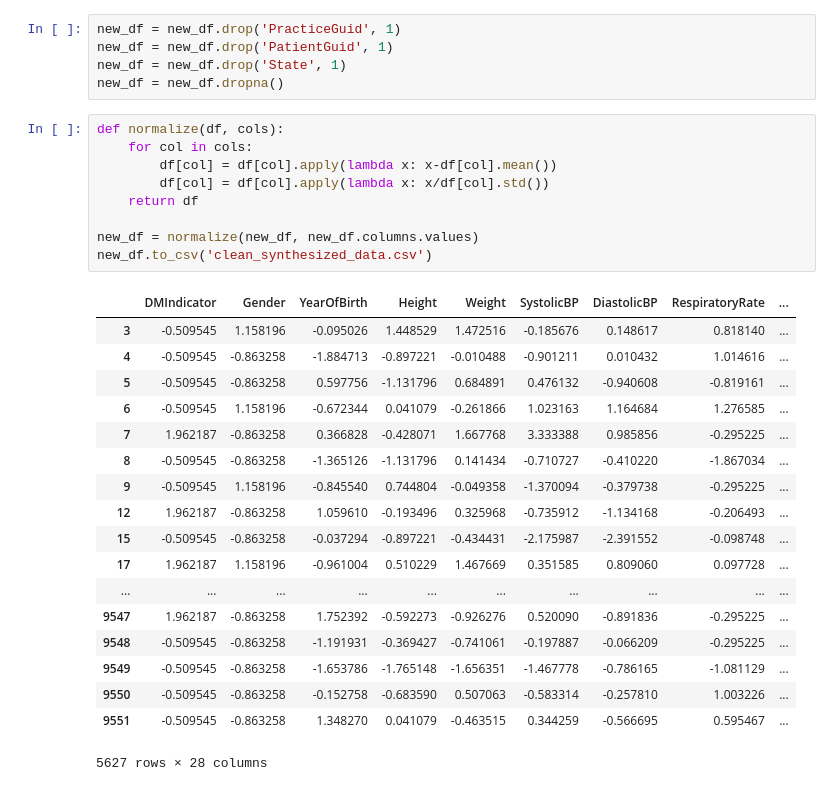
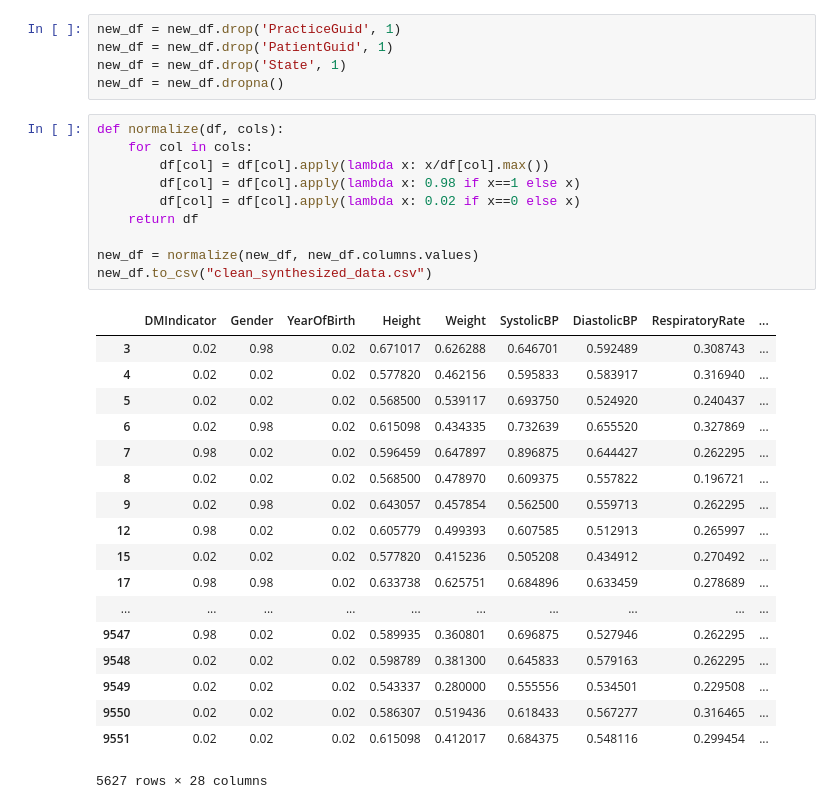
Before and after one commit to YuzhongHuang/Data-Science-Final, a Jupyter notebook: data/processed/Synthesizing.ipynb, the cells around one changed output. Cells and saved outputs as stored; diff of their text form.

Commit message:
normalize the data so that all the features are in range (0, 1)

```diff
--- a/data/processed/Synthesizing.ipynb
+++ b/data/processed/Synthesizing.ipynb
@@ -18,28 +18,29 @@ new_df = new_df.dropna()
 # %%
 def normalize(df, cols):
     for col in cols:
-        df[col] = df[col].apply(lambda x: x-df[col].mean())
-        df[col] = df[col].apply(lambda x: x/df[col].std())
+        df[col] = df[col].apply(lambda x: x/df[col].max())
+        df[col] = df[col].apply(lambda x: 0.98 if x==1 else x)
+        df[col] = df[col].apply(lambda x: 0.02 if x==0 else x)
     return df
 
 new_df = normalize(new_df, new_df.columns.values)
-new_df.to_csv('clean_synthesized_data.csv')
+new_df.to_csv("clean_synthesized_data.csv")
 # %% [output]
 |  | DMIndicator | Gender | YearOfBirth | Height | Weight | SystolicBP | DiastolicBP | RespiratoryRate | ... |
-| 3 | -0.509545 | 1.158196 | -0.095026 | 1.448529 | 1.472516 | -0.185676 | 0.148617 | 0.818140 | ... |
-| 4 | -0.509545 | -0.863258 | -1.884713 | -0.897221 | -0.010488 | -0.901211 | 0.010432 | 1.014616 | ... |
-| 5 | -0.509545 | -0.863258 | 0.597756 | -1.131796 | 0.684891 | 0.476132 | -0.940608 | -0.819161 | ... |
-| 6 | -0.509545 | 1.158196 | -0.672344 | 0.041079 | -0.261866 | 1.023163 | 1.164684 | 1.276585 | ... |
-| 7 | 1.962187 | -0.863258 | 0.366828 | -0.428071 | 1.667768 | 3.333388 | 0.985856 | -0.295225 | ... |
-| 8 | -0.509545 | -0.863258 | -1.365126 | -1.131796 | 0.141434 | -0.710727 | -0.410220 | -1.867034 | ... |
-| 9 | -0.509545 | 1.158196 | -0.845540 | 0.744804 | -0.049358 | -1.370094 | -0.379738 | -0.295225 | ... |
-| 12 | 1.962187 | -0.863258 | 1.059610 | -0.193496 | 0.325968 | -0.735912 | -1.134168 | -0.206493 | ... |
-| 15 | -0.509545 | -0.863258 | -0.037294 | -0.897221 | -0.434431 | -2.175987 | -2.391552 | -0.098748 | ... |
-| 17 | 1.962187 | 1.158196 | -0.961004 | 0.510229 | 1.467669 | 0.351585 | 0.809060 | 0.097728 | ... |
+| 3 | 0.02 | 0.98 | 0.02 | 0.671017 | 0.626288 | 0.646701 | 0.592489 | 0.308743 | ... |
+| 4 | 0.02 | 0.02 | 0.02 | 0.577820 | 0.462156 | 0.595833 | 0.583917 | 0.316940 | ... |
+| 5 | 0.02 | 0.02 | 0.02 | 0.568500 | 0.539117 | 0.693750 | 0.524920 | 0.240437 | ... |
+| 6 | 0.02 | 0.98 | 0.02 | 0.615098 | 0.434335 | 0.732639 | 0.655520 | 0.327869 | ... |
+| 7 | 0.98 | 0.02 | 0.02 | 0.596459 | 0.647897 | 0.896875 | 0.644427 | 0.262295 | ... |
+| 8 | 0.02 | 0.02 | 0.02 | 0.568500 | 0.478970 | 0.609375 | 0.557822 | 0.196721 | ... |
+| 9 | 0.02 | 0.98 | 0.02 | 0.643057 | 0.457854 | 0.562500 | 0.559713 | 0.262295 | ... |
+| 12 | 0.98 | 0.02 | 0.02 | 0.605779 | 0.499393 | 0.607585 | 0.512913 | 0.265997 | ... |
+| 15 | 0.02 | 0.02 | 0.02 | 0.577820 | 0.415236 | 0.505208 | 0.434912 | 0.270492 | ... |
+| 17 | 0.98 | 0.98 | 0.02 | 0.633738 | 0.625751 | 0.684896 | 0.633459 | 0.278689 | ... |
 | ... | ... | ... | ... | ... | ... | ... | ... | ... | ... |
-| 9547 | 1.962187 | -0.863258 | 1.752392 | -0.592273 | -0.926276 | 0.520090 | -0.891836 | -0.295225 | ... |
-| 9548 | -0.509545 | -0.863258 | -1.191931 | -0.369427 | -0.741061 | -0.197887 | -0.066209 | -0.295225 | ... |
-| 9549 | -0.509545 | -0.863258 | -1.653786 | -1.765148 | -1.656351 | -1.467778 | -0.786165 | -1.081129 | ... |
-| 9550 | -0.509545 | -0.863258 | -0.152758 | -0.683590 | 0.507063 | -0.583314 | -0.257810 | 1.003226 | ... |
-| 9551 | -0.509545 | -0.863258 | 1.348270 | 0.041079 | -0.463515 | 0.344259 | -0.566695 | 0.595467 | ... |
+| 9547 | 0.98 | 0.02 | 0.02 | 0.589935 | 0.360801 | 0.696875 | 0.527946 | 0.262295 | ... |
+| 9548 | 0.02 | 0.02 | 0.02 | 0.598789 | 0.381300 | 0.645833 | 0.579163 | 0.262295 | ... |
+| 9549 | 0.02 | 0.02 | 0.02 | 0.543337 | 0.280000 | 0.555556 | 0.534501 | 0.229508 | ... |
+| 9550 | 0.02 | 0.02 | 0.02 | 0.586307 | 0.519436 | 0.618433 | 0.567277 | 0.316465 | ... |
+| 9551 | 0.02 | 0.02 | 0.02 | 0.615098 | 0.412017 | 0.684375 | 0.548116 | 0.299454 | ... |
 5627 rows × 28 columns
```
Also changed, not shown: 3 other files.
